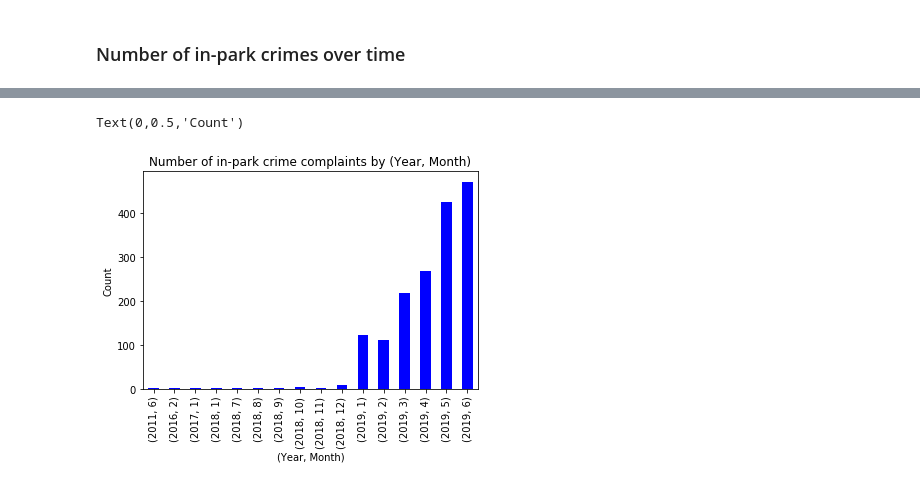
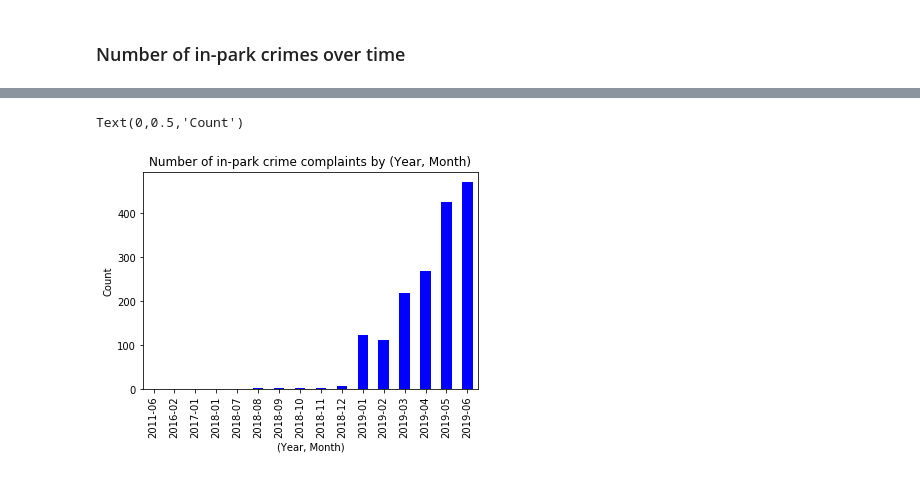
Before and after one commit to leonaisabelle/CUSP-ADS-Project, a Jupyter notebook: crime_complaints.ipynb, the cells around one changed output, grey strips where cells are left out. Cells and saved outputs as stored; diff of their text form; code cells hidden in the pictures.

```diff
--- a/crime_complaints.ipynb
+++ b/crime_complaints.ipynb
@@ -37,7 +38,5 @@ crime_in_parks = crime_in_parks.apply(lambda x: pd.to_datetime(x) if x.name in d
 # %% [markdown]
 ### Number of in-park crimes over time
 # %%
-# number of in-park crimes by year and month
-crime_in_parks['cmplnt_num'].groupby([crime_in_parks['cmplnt_fr_dt'].dt.year,\
-                                      crime_in_parks['cmplnt_fr_dt'].dt.month\
-                                     ]).agg('count')
+# agreegate number of inpark crimes by year and month
+inpark_dt = crime_in_parks['cmplnt_num'].groupby(crime_in_parks['cmplnt_fr_dt'].dt.to_period("M")).agg('count')
@@ -63,11 +43,8 @@ Name: cmplnt_num, dtype: int64
 # %%
-temp = crime_in_parks['cmplnt_num'].groupby([crime_in_parks['cmplnt_fr_dt'].dt.year,\
-                                      crime_in_parks['cmplnt_fr_dt'].dt.month\
-                                     ]).agg('count')
-ax = temp.plot.bar(color='b', title='Number of in-park crime complaints by (Year, Month)')
+# plot inpark crime
+ax = inpark_dt.plot.bar(color='b', title='Number of in-park crime complaints by (Year, Month)')
 ax.set_xlabel('(Year, Month)')
 ax.set_ylabel('Count')
-# compare to number of parks?
 # %% [output]
 Text(0,0.5,'Count')
-[figure, old version]
+[figure, new version]
```
Also changed, not shown: parts of 7 cells of this notebook, 1 other file.
